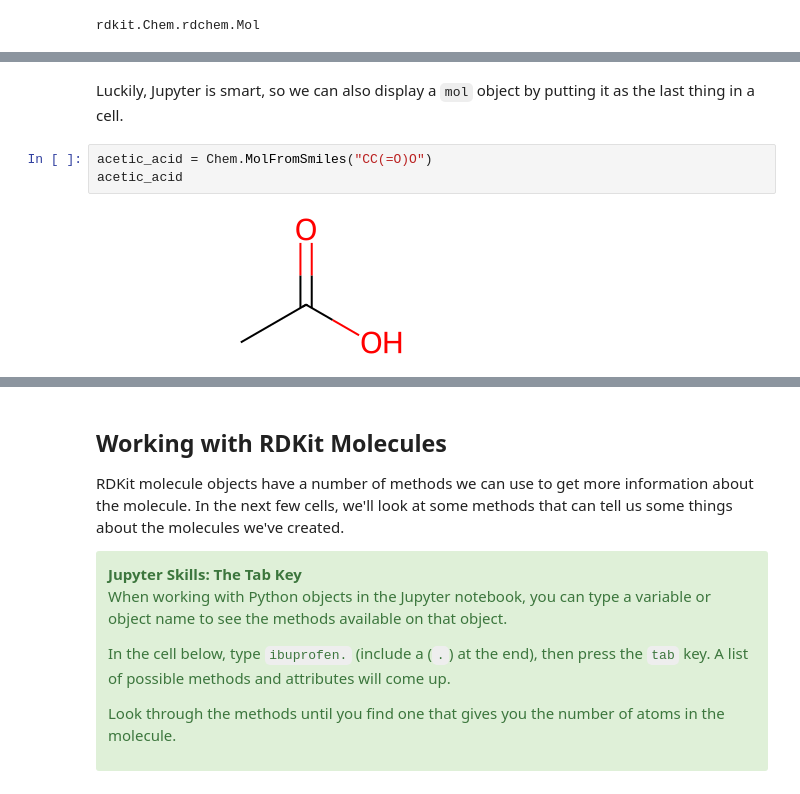
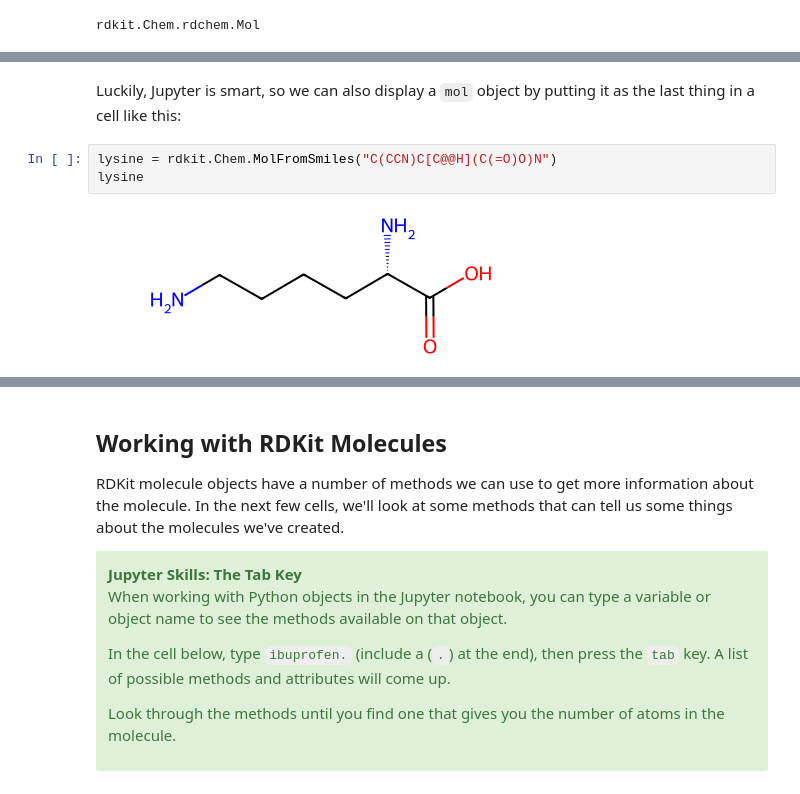
Before and after one commit to VonBoss/NMR_core, a Jupyter notebook: nmr_python_course/day1/Day1_rdkit.ipynb, the cells around one changed output, grey strips where cells are left out. Saved outputs shown, nothing was run; the diff lists cells and outputs as text.

```diff
--- a/nmr_python_course/day1/Day1_rdkit.ipynb
+++ b/nmr_python_course/day1/Day1_rdkit.ipynb
@@ -160,9 +184,9 @@ Chem.Draw.MolToImage(ibuprofen)
 # %% [output]
 [figure]
 # %% [markdown]
-Luckily, Jupyter is smart, so we can also display a `mol` object by putting it as the last thing in a cell.
+Luckily, Jupyter is smart, so we can also display a `mol` object by putting it as the last thing in a cell like this:
-# %%
-acetic_acid = Chem.MolFromSmiles("CC(=O)O")
-acetic_acid
-# %% [output]
-[figure, removed]
+# %%
+lysine = rdkit.Chem.MolFromSmiles("C(CCN)C[C@@H](C(=O)O)N")
+lysine
+# %% [output]
+[figure, added]
```
Also changed, not shown: parts of 12 cells of this notebook, 1 other file.
